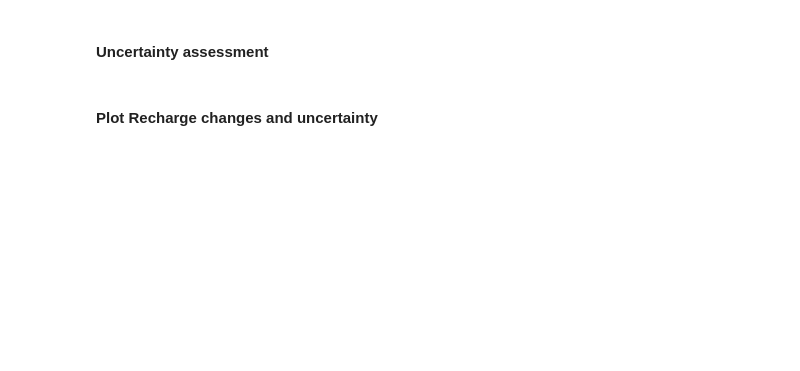
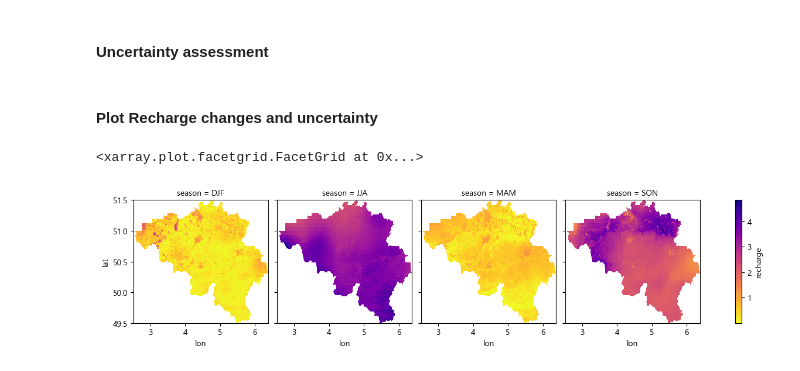
Before and after one commit to klekarkar/pre_post_process_mHM, a Jupyter notebook: ISIMIP_recharge_assessment.ipynb, the cells around one changed output. Saved outputs shown, nothing was run; the diff lists cells and outputs as text; code cells hidden in the pictures; blank space fills up the shorter version.

Commit message:
clip and plot recharge

```diff
--- a/ISIMIP_recharge_assessment.ipynb
+++ b/ISIMIP_recharge_assessment.ipynb
@@ -1105,6 +1025,9 @@ for model in models:
     # --- load historical
     ds_hist = xr.open_dataset(f"{dir}/{model}/historical/mHM_Gr_Fluxes.nc")
 
+    #clip to be boundary
+    ds_hist = rf.clip_to_region(be_shp, ds_hist)
+
     # Seasonal totals per season-year (DJF/MAM/JJA/SON)
     hist_seasonal = ds_hist.resample(time='QS-DEC').sum()
 
@@ -1113,6 +1036,9 @@ for model in models:
 
     for scenario in future_scenarios:
         ds_fut = xr.open_dataset(f"{dir}/{model}/{scenario}/mHM_Gr_Fluxes.nc")
+
+        #clip to be boundary
+        ds_fut = rf.clip_to_region(be_shp, ds_fut)
 
         # If input is DAILY flux: first sum to monthly; if it's ALREADY monthly totals, skip.
         # ds_fut = ds_fut.resample(time='MS').sum()
@@ -1150,8 +1076,9 @@ def stack_models(model_keys):
            for k in model_keys]
     return xr.concat(das, dim='model')
 
-results = {}
+recharge_results = {}
 
+#Multi-model uncertainty analysis
 for scenario in ['ssp370','ssp585']:
     keys = [f"{m}_{scenario}" for m in models]
     ens = stack_models(keys)                                   # dims: model, season, lat, lon
@@ -1178,7 +1105,7 @@ for scenario in ['ssp370','ssp585']:
     # Optional: signal-to-noise ratio across models
     snr = xr.where(ens_std > 0, np.abs(ens_mean) / ens_std, np.nan)
 
-    results[scenario] = {
+    recharge_results[scenario] = {
         'ens_mean': ens_mean,
         'ens_median': ens_median,
         'ens_std': ens_std,
@@ -1189,3 +1116,21 @@ for scenario in ['ssp370','ssp585']:
     }
 # %% [markdown]
 #### Plot Recharge changes and uncertainty
+# %%
+ds = recharge_results['ssp585']['robust']['recharge'].sel(season='SON')
+mask = ds.where(ds < 0)
+
+#mask recharge_results with the above mask
+masked_ds = recharge_results['ssp370']['agree_on_sign']['recharge'].sel(season='JJA').where(mask.notnull())
+# %%
+domain_recharge_stats = {}
+for scen in future_scenarios:
+    for ens_stat in recharge_results[scen].keys():
+        da = recharge_results[scen][ens_stat]
+        da_masked = da.where(mask.notnull())
+        domain_recharge_stats[scen] = da_masked
+# %%
+da_masked['recharge'].plot(cmap='plasma_r', col='season')
+# %% [output]
+<xarray.plot.facetgrid.FacetGrid at 0x...>
+[figure, added]
```
Also changed, not shown: parts of 6 cells of this notebook, 2 other files.
